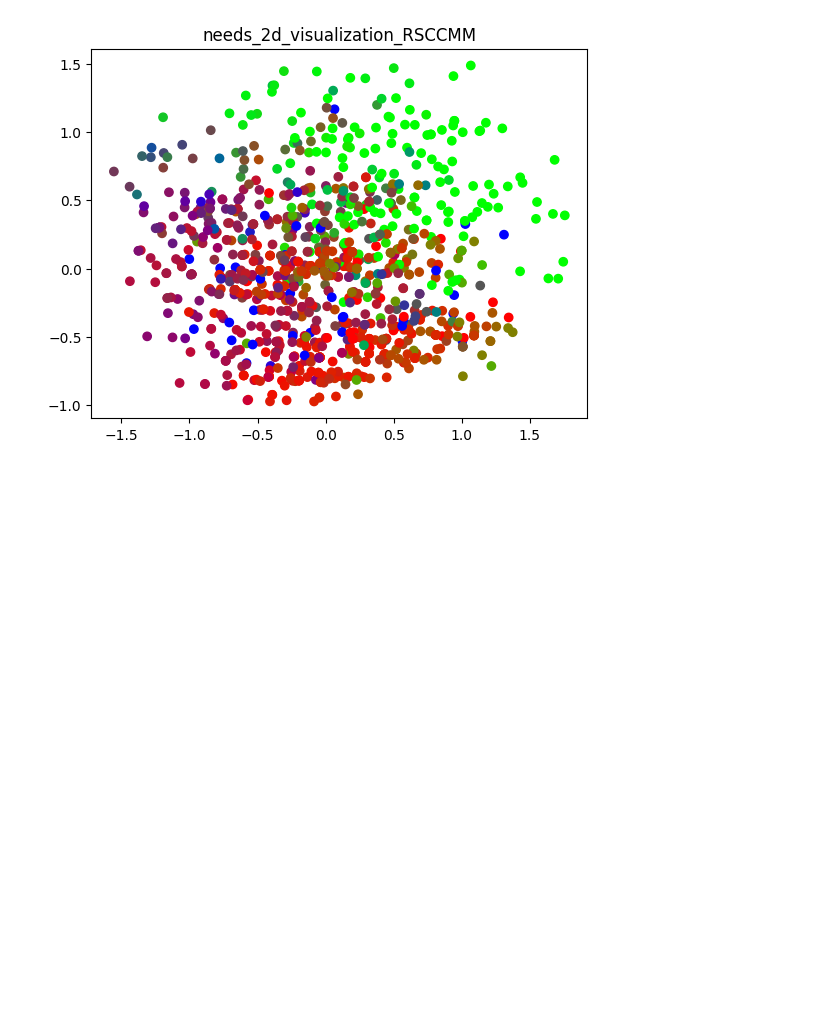
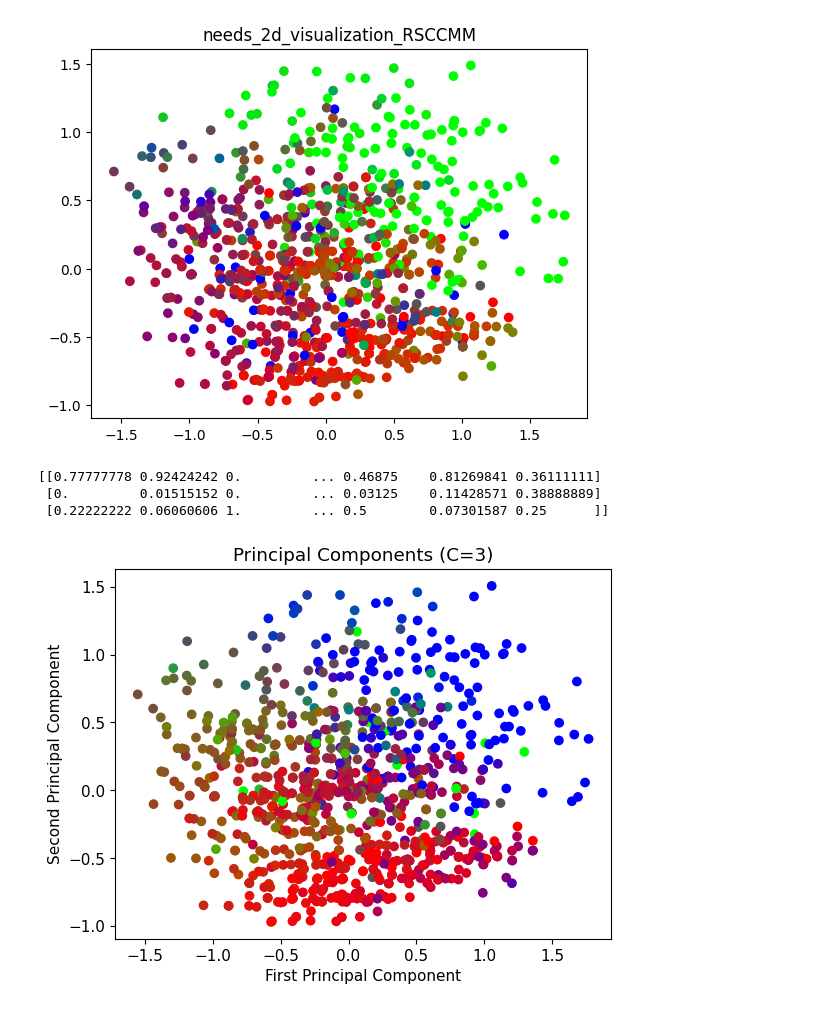
Before and after one commit to kimisuke0503/colab-research, a Jupyter notebook: needs_scan_panel/needs_2d_visualization.ipynb, the cells around one changed output. Saved outputs shown, nothing was run; the diff lists cells and outputs as text; code cells hidden in the pictures; blank space fills up the shorter version.

```diff
--- a/needs_scan_panel/needs_2d_visualization.ipynb
+++ b/needs_scan_panel/needs_2d_visualization.ipynb
@@ -297,3 +299,21 @@ with open(f'{name}_info.csv', 'wt', encoding='utf-8', newline='') as fout:
 auc_max:  0.8533332779586683
 delta_max:  -5.0
 [figure]
+# %%
+# csvデータから再現
+name = "needs_2d_visualization_RSCCMM"
+input = pd.read_csv(f'{name}_rough_membership.csv', header=None)
+
+print(input.values)
+
+plt.scatter(x='PC1', y='PC2', data=pca_result_df, color=input.values.T)
+plt.title('Principal Components (C=3)')
+plt.xlabel('First Principal Component')
+plt.ylabel('Second Principal Component')
+plt.rcParams["font.size"] = 11
+plt.savefig(f"{name}.png", format="png", dpi=300)
+# %% [output]
+[[0.77777778 0.92424242 0.         ... 0.46875    0.81269841 0.36111111]
+ [0.         0.01515152 0.         ... 0.03125    0.11428571 0.38888889]
+ [0.22222222 0.06060606 1.         ... 0.5        0.07301587 0.25      ]]
+[figure, added]
```
Also changed, not shown: parts of 1 cell of this notebook.
